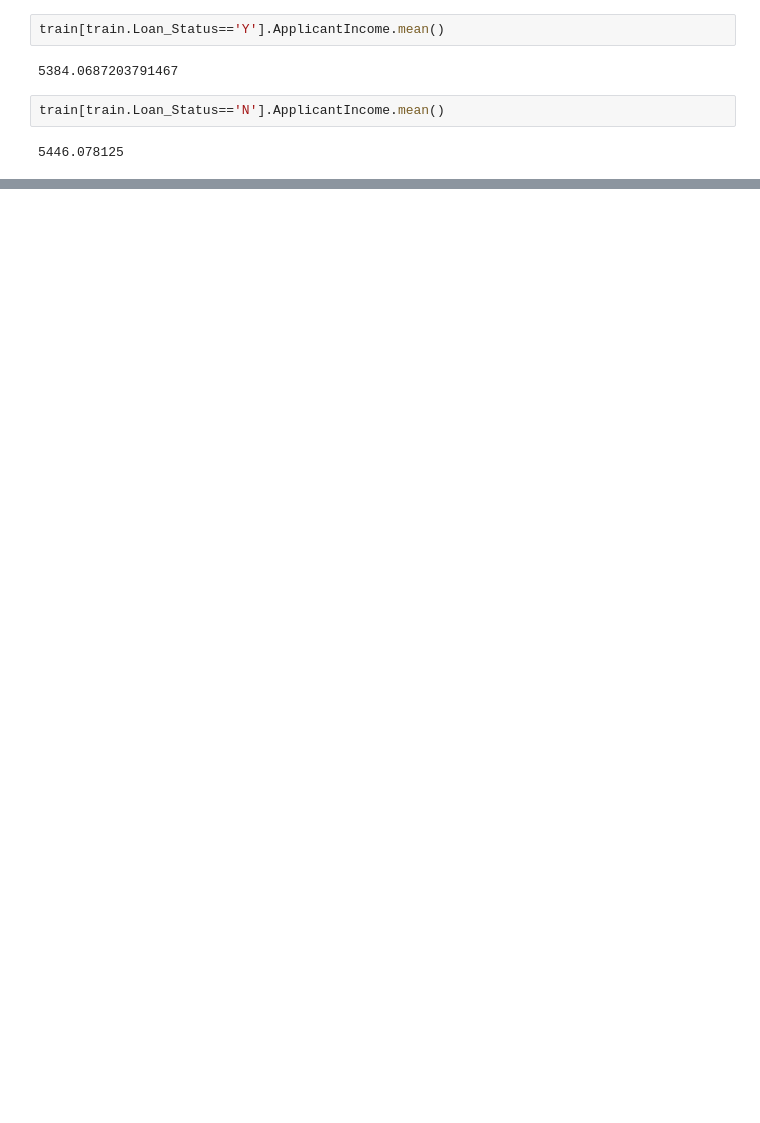
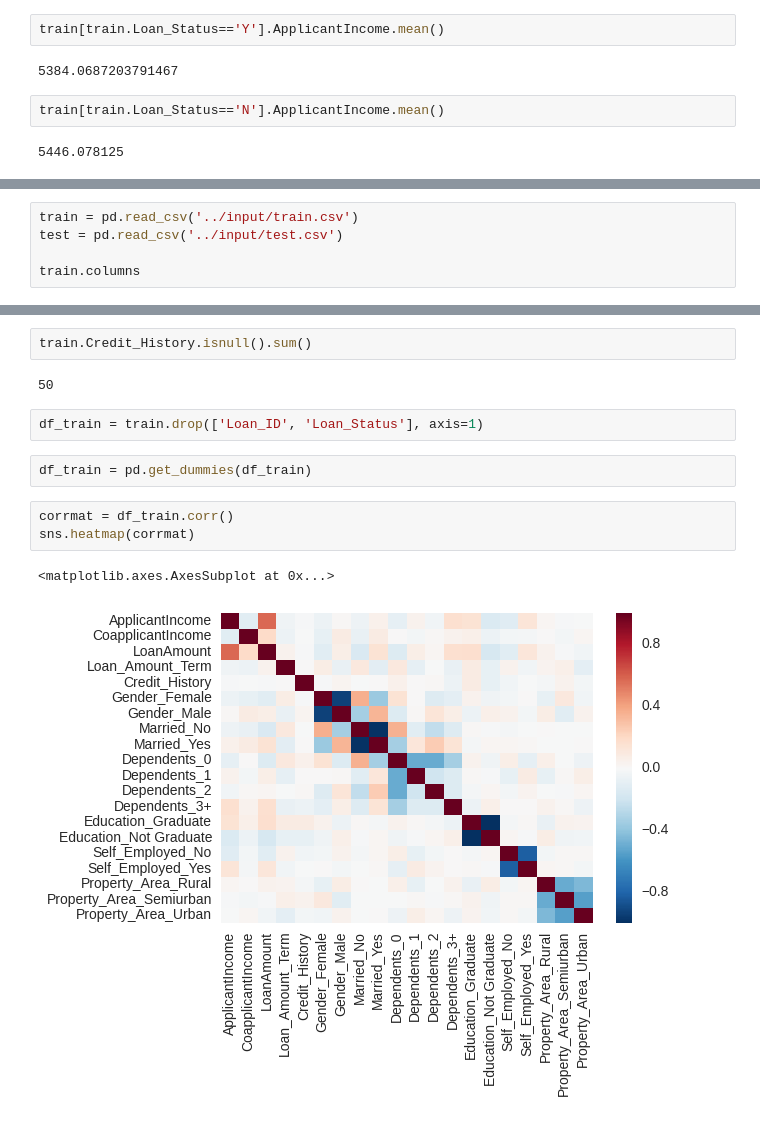
Before and after one commit to qmaruf/analytics_vidhya, a Jupyter notebook: loan_prediction/src/1.ipynb, the cells around one changed output, grey strips where cells are left out. Drawn from its saved outputs; the diff is of its cells as text; blank space fills up the shorter version.

```diff
--- a/loan_prediction/src/1.ipynb
+++ b/loan_prediction/src/1.ipynb
@@ -72,0 +580,5 @@ array([2, 0, 2, 0, 2, 0, 2])
+# %%
+train = pd.read_csv('../input/train.csv')
+test = pd.read_csv('../input/test.csv')
+
+train.columns
@@ -72,0 +639,14 @@ array([2, 0, 2, 0, 2, 0, 2])
+# %%
+train.Credit_History.isnull().sum()
+# %% [output]
+50
+# %%
+df_train = train.drop(['Loan_ID', 'Loan_Status'], axis=1)
+# %%
+df_train = pd.get_dummies(df_train)
+# %%
+corrmat = df_train.corr()
+sns.heatmap(corrmat)
+# %% [output]
+<matplotlib.axes.AxesSubplot at 0x...>
+[figure, added]
```
Also changed, not shown: parts of 69 cells of this notebook, 2 other files.
